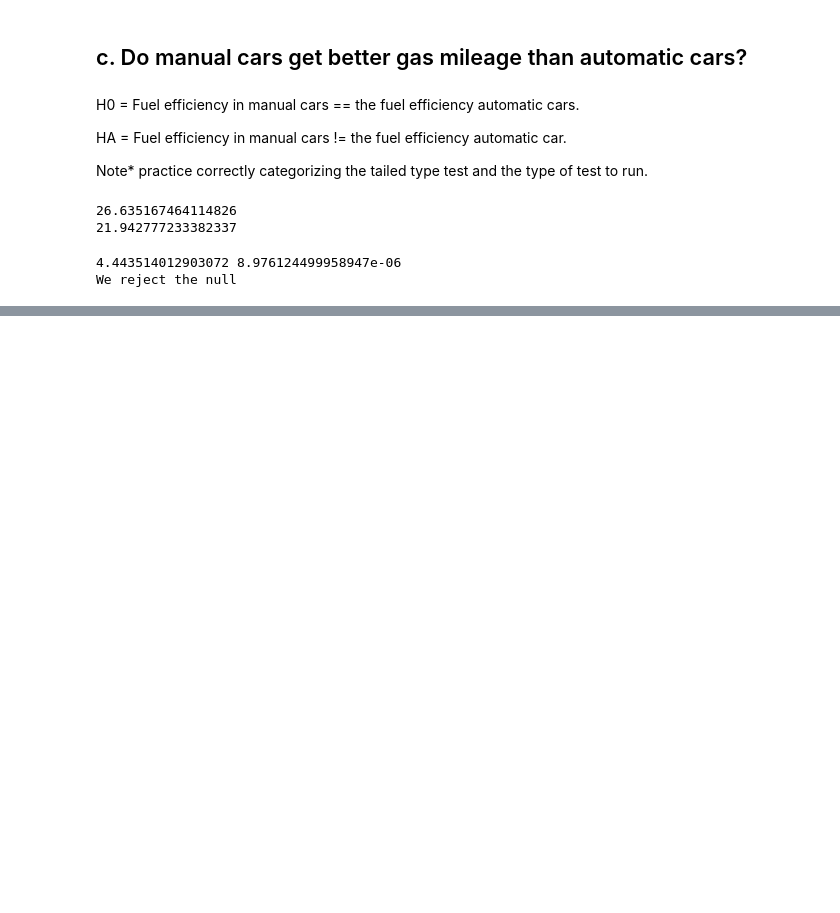
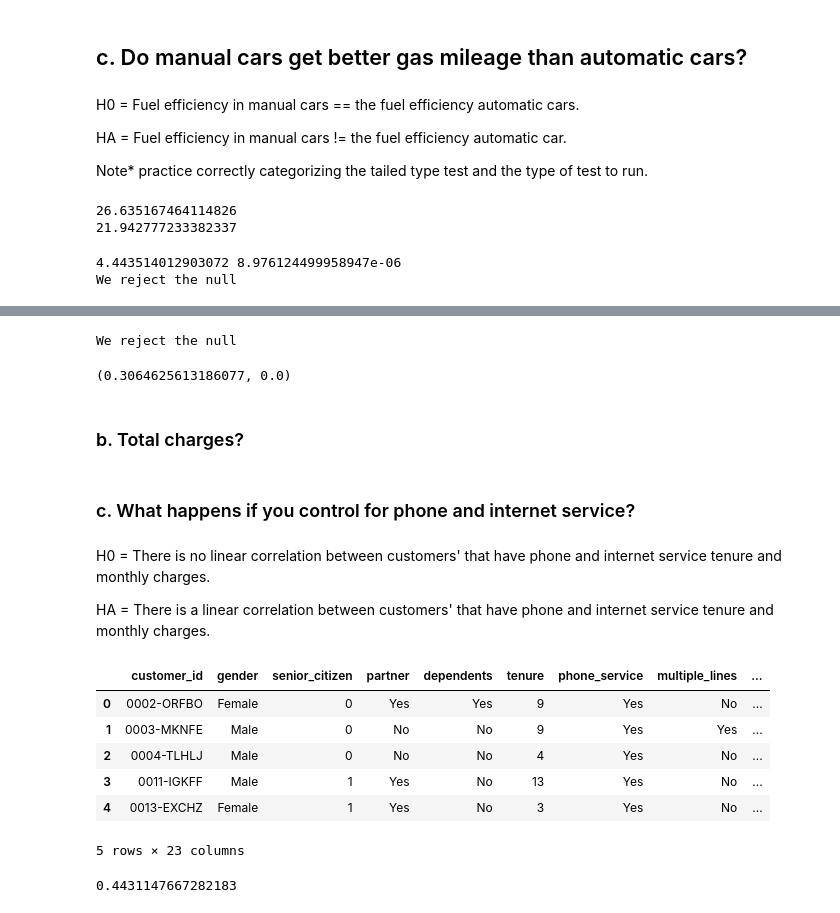
Before and after one commit to elizabethswarren/statistics-exercises, a Jupyter notebook: hypothesis_testing.ipynb, the cells around one changed output, grey strips where cells are left out. Cells and saved outputs as stored; diff of their text form; code cells hidden in the pictures; blank space fills up the shorter version.

```diff
--- a/hypothesis_testing.ipynb
+++ b/hypothesis_testing.ipynb
@@ -183,0 +256,11 @@ We reject the null
+# %%
+r, p = stats.pearsonr(x,y)
+r,p
+p<alpha
+print('We reject the null')
+r,p
+# %% [output]
+We reject the null
+(0.3064625613186077, 0.0)
+# %% [markdown]
+### b. Total charges?
@@ -183,0 +272,29 @@ We reject the null
+# %% [markdown]
+### c. What happens if you control for phone and internet service?
+# %% [markdown]
+H0 = There is no linear correlation between customers' that have phone and internet service tenure and monthly charges.
+
+HA = There is a linear correlation between customers' that have phone and internet service tenure and monthly charges.
+# %%
+sql = '''
+SELECT *
+FROM customers
+JOIN internet_service_types ON customers.internet_service_type_id=internet_service_types.internet_service_type_id'''
+telco_internet = pd.read_sql(sql,url)
+telco_internet.head()
+# %% [output]
+|  | customer_id | gender | senior_citizen | partner | dependents | tenure | phone_service | multiple_lines | ... |
+| 0 | 0002-ORFBO | Female | 0 | Yes | Yes | 9 | Yes | No | ... |
+| 1 | 0003-MKNFE | Male | 0 | No | No | 9 | Yes | Yes | ... |
+| 2 | 0004-TLHLJ | Male | 0 | No | No | 4 | Yes | No | ... |
+| 3 | 0011-IGKFF | Male | 1 | Yes | No | 13 | Yes | No | ... |
+| 4 | 0013-EXCHZ | Female | 1 | Yes | No | 3 | Yes | No | ... |
+5 rows × 23 columns
+# %%
+x = telco_internet[telco_internet.internet_service_type != 'None'][telco_internet.phone_service == 'Yes'].tenure
+y = telco_internet[telco_internet.internet_service_type != 'None'][telco_internet.phone_service == 'Yes'].monthly_charges
+
+r_xy = (((x - x.mean()) * (y - y.mean())).sum() / n) / (stdev(x) * stdev (y))
+r_xy
+# %% [output]
+0.4431147667282183
```
Also changed, not shown: parts of 29 cells of this notebook, 1 other file.
